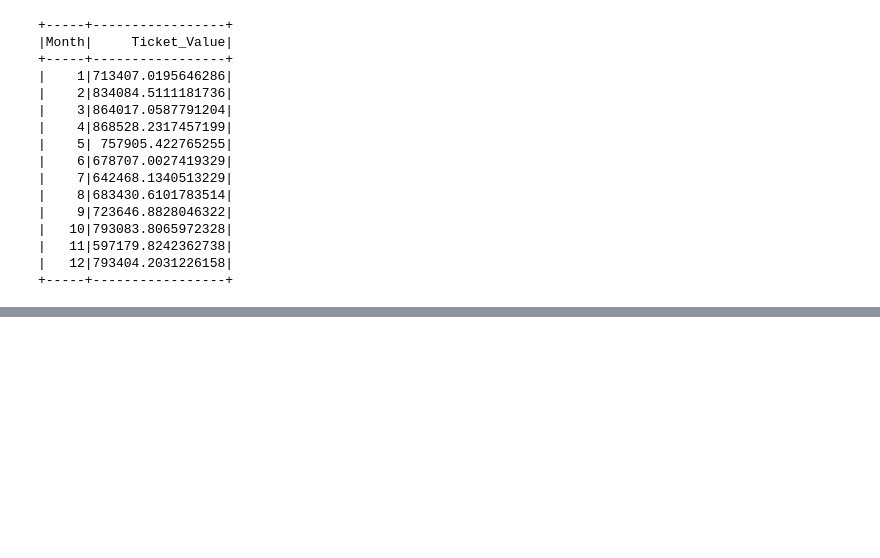
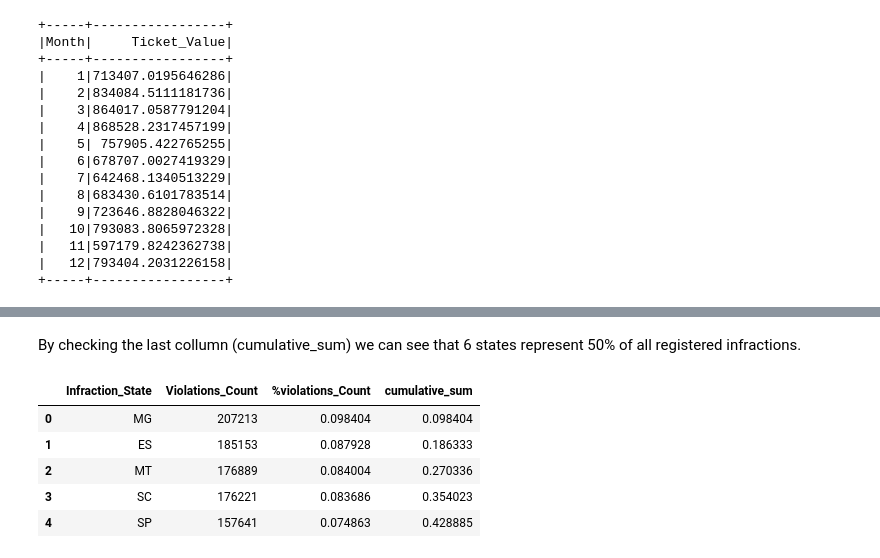
Before and after one commit to matosmatheus7/ETL-TrafficViolation, a Jupyter notebook: TrafficViolation_ExploratoryAnalysis.ipynb, the cells around one changed output, grey strips where cells are left out. Drawn from its saved outputs; the diff is of its cells as text; code cells hidden in the pictures; blank space fills up the shorter version.

```diff
--- a/TrafficViolation_ExploratoryAnalysis.ipynb
+++ b/TrafficViolation_ExploratoryAnalysis.ipynb
@@ -1019,0 +1407,22 @@ Monht_ticket_value.show()
+# %%
+from pyspark.sql.functions import count, sum
+from pyspark.sql.window import Window
+
+# Calculate the sum of infractions by state
+violations_per_state = TV23.groupBy('Infraction_State').agg(count('*').alias('Violations_Count'))
+
+# Calculate the percentage of infractions for each state
+state_percent = (TV23.groupBy("Infraction_State").agg((count("*") / TV23.count()).alias("%violations_Count"))).orderBy(col("%violations_Count").desc())
+
+# Calculate the percentage of infractions for each state (cummulative)
+windowSpec = Window.orderBy(col("%violations_Count").desc())
+cum_stata_percent= (
+    state_percent
+    .withColumn("cumulative_sum", sum("%violations_Count").over(windowSpec))
+)
+
+# Join the calculated frequencies with the violations_per_state DataFrame
+violations_per_state = violations_per_state.join(cum_stata_percent, "Infraction_State", "left").orderBy(col("%violations_Count").desc())
+
+# Print the DataFrame
+violations_per_state.show(27)
@@ -1019,0 +1447,17 @@ Monht_ticket_value.show()
+# %% [markdown]
+By checking the last collumn (cumulative_sum) we can see that 6 states represent 50% of all registered infractions.
+# %%
+# Import pandas lib
+import pandas as pd
+
+# Converting Spark Dataframe to Pandas Dataframe
+df_violations_per_state = violations_per_state.toPandas()
+# %%
+df_violations_per_state.head()
+# %% [output]
+|  | Infraction_State | Violations_Count | %violations_Count | cumulative_sum |
+| 0 | MG | 207213 | 0.098404 | 0.098404 |
+| 1 | ES | 185153 | 0.087928 | 0.186333 |
+| 2 | MT | 176889 | 0.084004 | 0.270336 |
+| 3 | SC | 176221 | 0.083686 | 0.354023 |
+| 4 | SP | 157641 | 0.074863 | 0.428885 |
```
Also changed, not shown: parts of 131 cells of this notebook.
